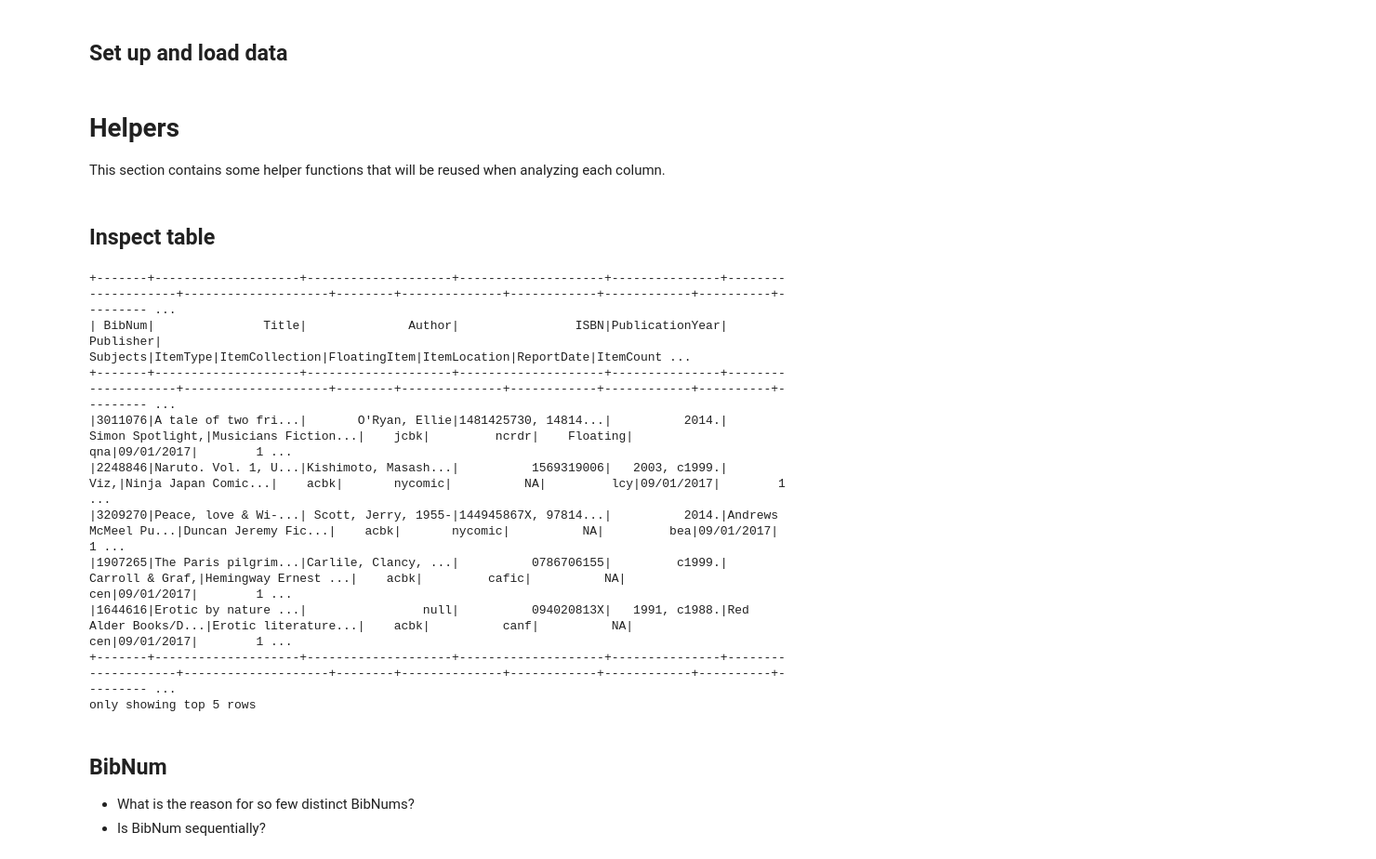
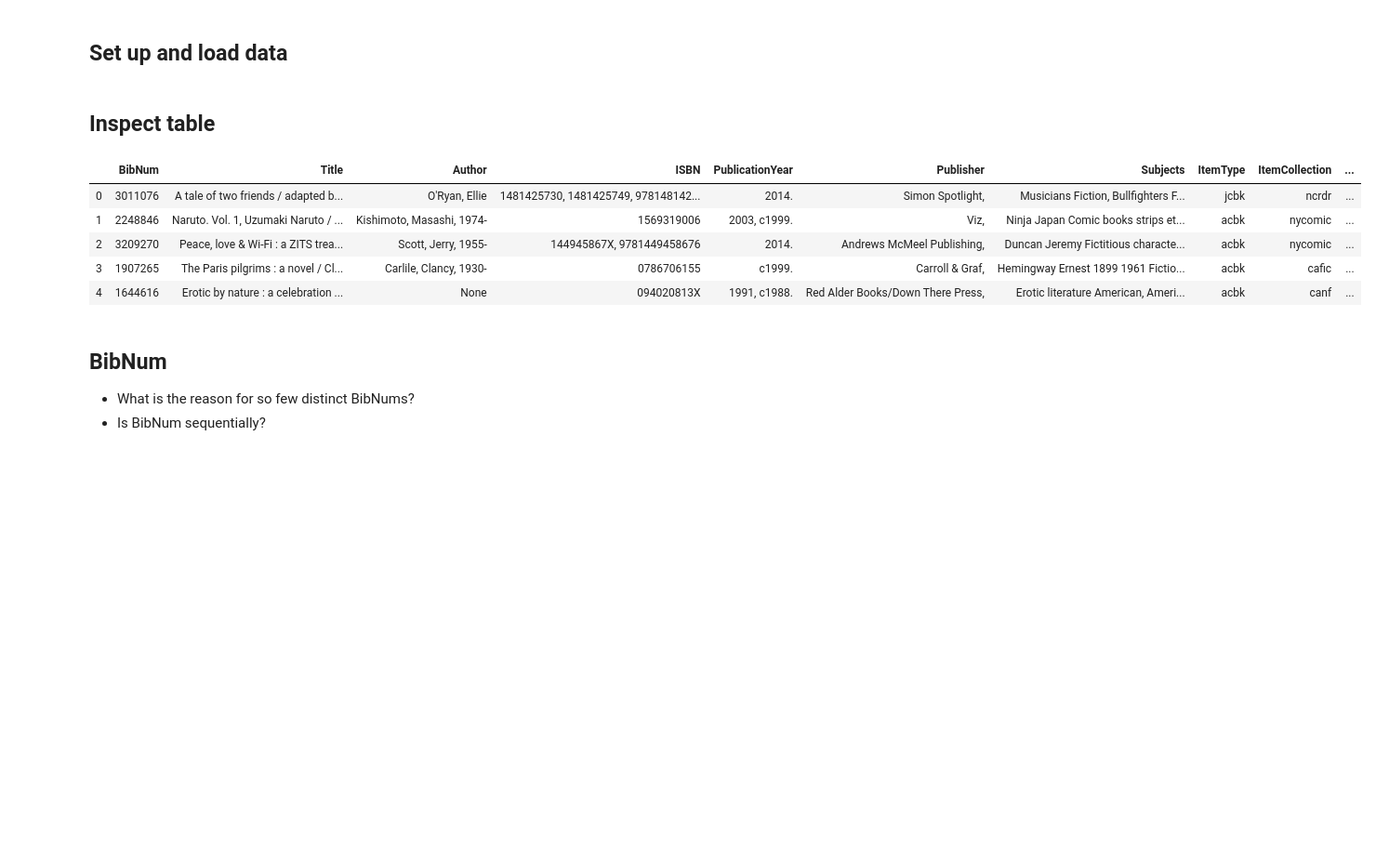
Before and after one commit to richard-to/book-project, a Jupyter notebook: nbs/spl-inventory.ipynb, the cells around one changed output. Shown: that part at 93% size. Saved outputs shown, nothing was run; the diff lists cells and outputs as text; code cells hidden in the pictures; blank space fills up the shorter version.

```diff
--- a/nbs/spl-inventory.ipynb
+++ b/nbs/spl-inventory.ipynb
@@ -34,6 +36,3 @@ spl_df = spl_df.withColumn(
     "ReportDateTS",
     F.to_timestamp(spl_df.ReportDate, "MM/dd/yyyy"),
 )
-# %% [markdown]
-# Helpers
-This section contains some helper functions that will be reused when analyzing each column.
@@ -92,18 +39,14 @@ def plot_hist(df, bins, title=None):
 # %% [markdown]
 ## Inspect table
 # %%
-spl_df.show(5)
+spl_df.limit(5).toPandas().head()
 # %% [output]
-+-------+--------------------+--------------------+--------------------+---------------+--------------------+--------------------+--------+--------------+------------+------------+----------+--------- ...
-| BibNum|               Title|              Author|                ISBN|PublicationYear|           Publisher|            Subjects|ItemType|ItemCollection|FloatingItem|ItemLocation|ReportDate|ItemCount ...
-+-------+--------------------+--------------------+--------------------+---------------+--------------------+--------------------+--------+--------------+------------+------------+----------+--------- ...
-|3011076|A tale of two fri...|       O'Ryan, Ellie|1481425730, 14814...|          2014.|    Simon Spotlight,|Musicians Fiction...|    jcbk|         ncrdr|    Floating|         qna|09/01/2017|        1 ...
-|2248846|Naruto. Vol. 1, U...|Kishimoto, Masash...|          1569319006|   2003, c1999.|                Viz,|Ninja Japan Comic...|    acbk|       nycomic|          NA|         lcy|09/01/2017|        1 ...
-|3209270|Peace, love & Wi-...| Scott, Jerry, 1955-|144945867X, 97814...|          2014.|Andrews McMeel Pu...|Duncan Jeremy Fic...|    acbk|       nycomic|          NA|         bea|09/01/2017|        1 ...
-|1907265|The Paris pilgrim...|Carlile, Clancy, ...|          0786706155|         c1999.|     Carroll & Graf,|Hemingway Ernest ...|    acbk|         cafic|          NA|         cen|09/01/2017|        1 ...
-|1644616|Erotic by nature ...|                null|          094020813X|   1991, c1988.|Red Alder Books/D...|Erotic literature...|    acbk|          canf|          NA|         cen|09/01/2017|        1 ...
-+-------+--------------------+--------------------+--------------------+---------------+--------------------+--------------------+--------+--------------+------------+------------+----------+--------- ...
-only showing top 5 rows
+|  | BibNum | Title | Author | ISBN | PublicationYear | Publisher | Subjects | ItemType | ItemCollection | ... |
+| 0 | 3011076 | A tale of two friends / adapted b... | O'Ryan, Ellie | 1481425730, 1481425749, 978148142... | 2014. | Simon Spotlight, | Musicians Fiction, Bullfighters F... | jcbk | ncrdr | ... |
+| 1 | 2248846 | Naruto. Vol. 1, Uzumaki Naruto / ... | Kishimoto, Masashi, 1974- | 1569319006 | 2003, c1999. | Viz, | Ninja Japan Comic books strips et... | acbk | nycomic | ... |
+| 2 | 3209270 | Peace, love & Wi-Fi : a ZITS trea... | Scott, Jerry, 1955- | 144945867X, 9781449458676 | 2014. | Andrews McMeel Publishing, | Duncan Jeremy Fictitious characte... | acbk | nycomic | ... |
+| 3 | 1907265 | The Paris pilgrims : a novel / Cl... | Carlile, Clancy, 1930- | 0786706155 | c1999. | Carroll & Graf, | Hemingway Ernest 1899 1961 Fictio... | acbk | cafic | ... |
+| 4 | 1644616 | Erotic by nature : a celebration ... | None | 094020813X | 1991, c1988. | Red Alder Books/Down There Press, | Erotic literature American, Ameri... | acbk | canf | ... |
 # %% [markdown]
 ## BibNum
 
```
Also changed, not shown: parts of 15 cells of this notebook, 6 other files.
